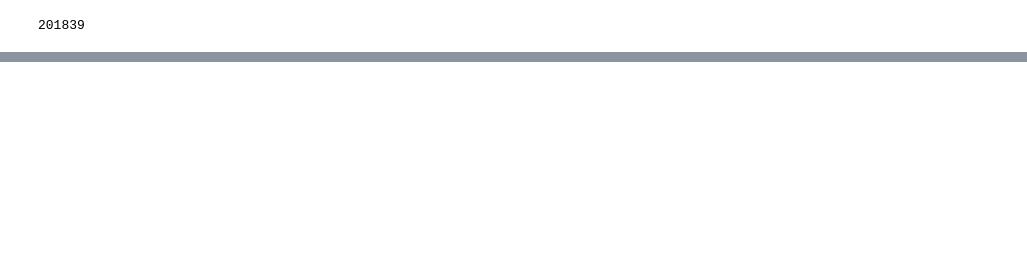
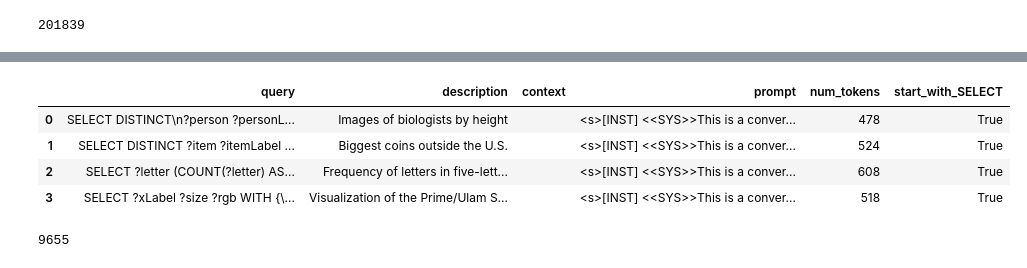
Before and after one commit to Gratic/Finetuning-LLM-for-SPARQL-generation, a Jupyter notebook: scripts/to_delete.ipynb, the cells around one changed output, grey strips where cells are left out. Drawn from its saved outputs; the diff is of its cells as text; code cells hidden in the pictures; blank space fills up the shorter version.

```diff
--- a/scripts/to_delete.ipynb
+++ b/scripts/to_delete.ipynb
@@ -159,0 +187,14 @@ path.write_text(df_gold_out.to_json())
+# %%
+df_out_v2 = df_out.reset_index(drop=True)
+df_out_v2.head()
+# %% [output]
+|  | query | description | context | prompt | num_tokens | start_with_SELECT |
+| 0 | SELECT DISTINCT\n?person ?personL... | Images of biologists by height |  | <s>[INST] <<SYS>>This is a conver... | 478 | True |
+| 1 | SELECT DISTINCT ?item ?itemLabel ... | Biggest coins outside the U.S. |  | <s>[INST] <<SYS>>This is a conver... | 524 | True |
+| 2 | SELECT ?letter (COUNT(?letter) AS... | Frequency of letters in five-lett... |  | <s>[INST] <<SYS>>This is a conver... | 608 | True |
+| 3 | SELECT ?xLabel ?size ?rgb WITH {\... | Visualization of the Prime/Ulam S... |  | <s>[INST] <<SYS>>This is a conver... | 518 | True |
+# %%
+path = Path("templatize_test.json")
+path.write_text(df_out_v2.to_json())
+# %% [output]
+9655
```
Also changed, not shown: parts of 3 cells of this notebook, 4 other files.
